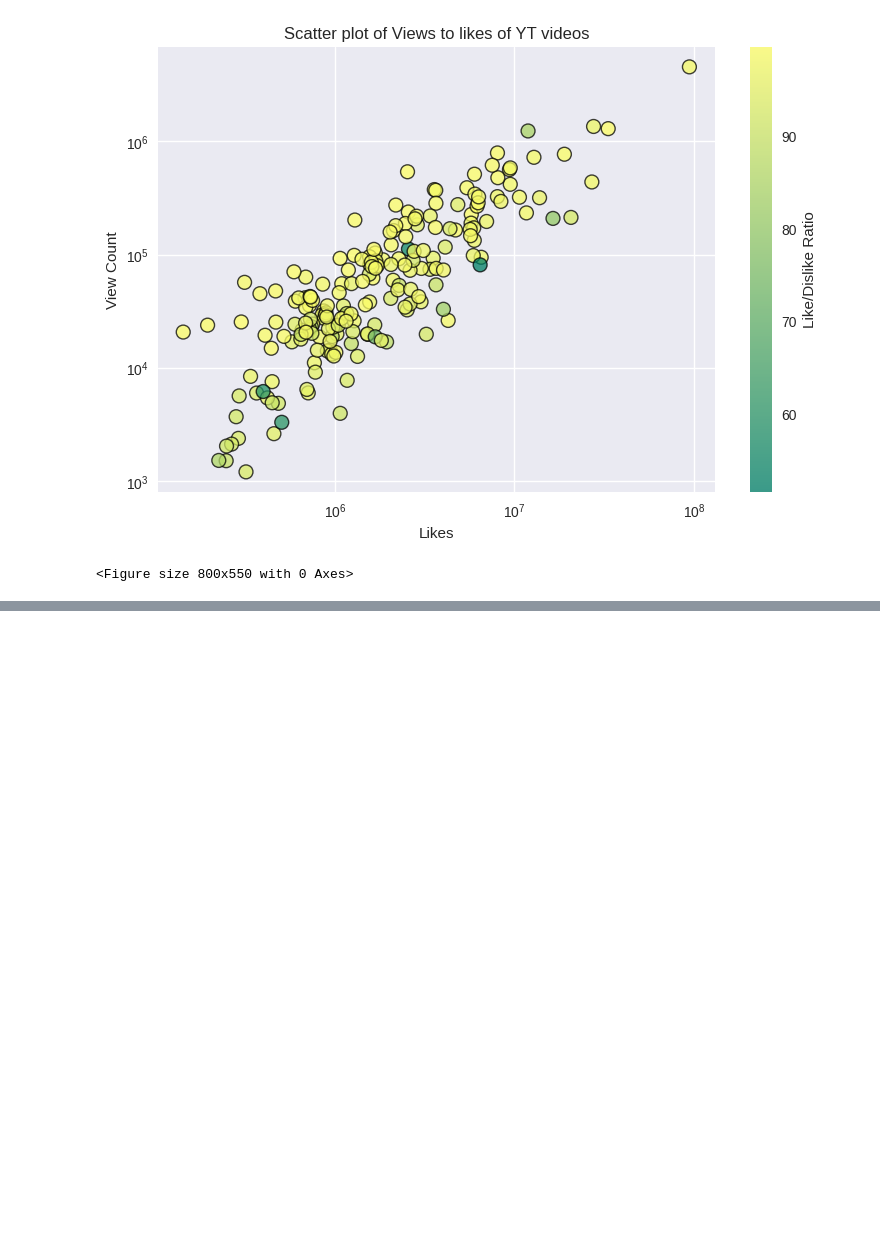
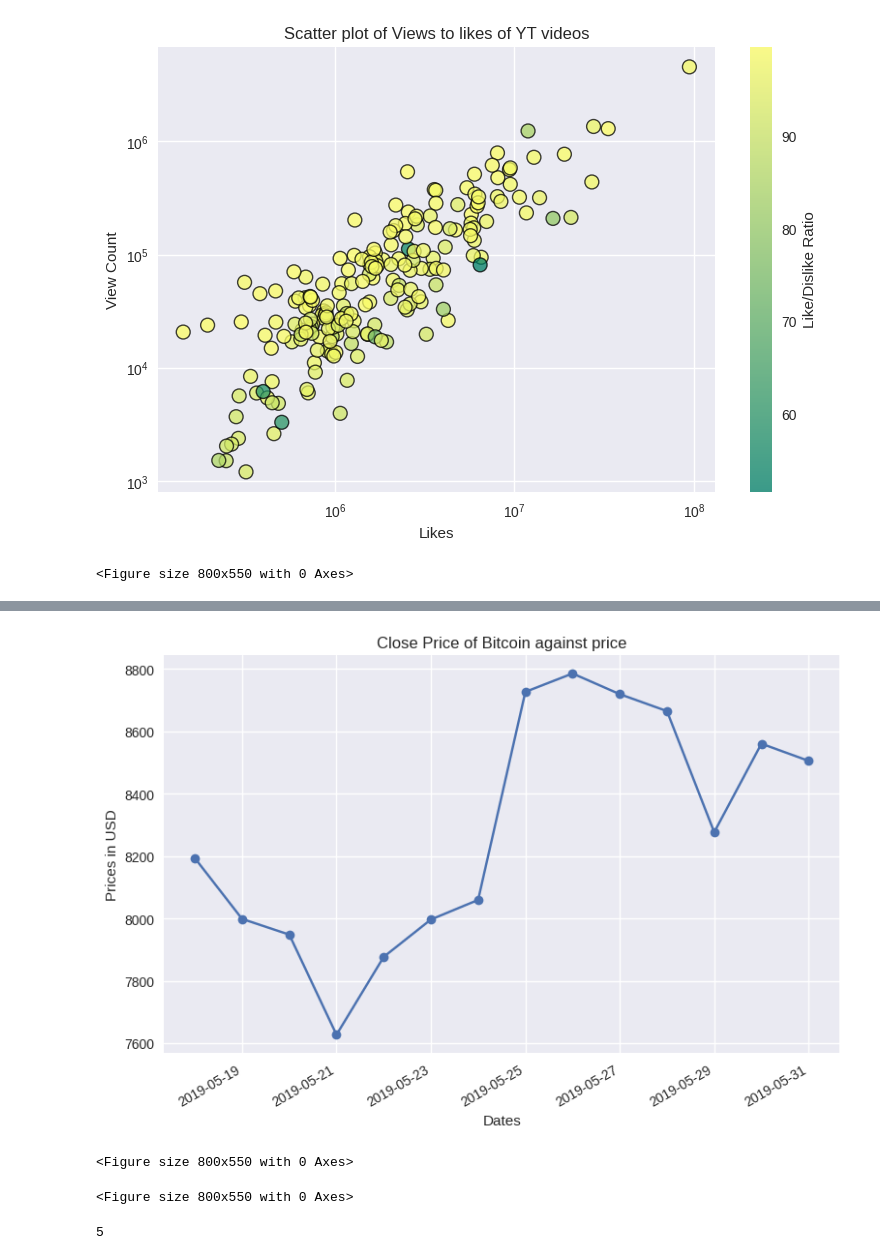
Before and after one commit to romannjoroge/DataScienceStar, a Jupyter notebook: Matplotlib/matplotlib_tutorial2.ipynb, the cells around one changed output, grey strips where cells are left out. Drawn from its saved outputs; the diff is of its cells as text; code cells hidden in the pictures; blank space fills up the shorter version.

```diff
--- a/Matplotlib/matplotlib_tutorial2.ipynb
+++ b/Matplotlib/matplotlib_tutorial2.ipynb
@@ -125,0 +156,49 @@ plt.clf()
+# %%
+# Plot data from csv
+data2 = pd.read_csv('data2.csv', parse_dates=['Date'])
+
+plt.plot_date(data2.Date, data2.Close, linestyle='solid')
+
+plt.gcf().autofmt_xdate()
+
+plt.title('Close Price of Bitcoin against price')
+plt.xlabel('Dates')
+plt.ylabel('Prices in USD')
+plt.tight_layout()
+
+plt.show()
+plt.clf()
+# %% [output]
+[figure, added]
+<Figure size 800x550 with 0 Axes>
+# %%
+from itertools import count
+from matplotlib.animation import FuncAnimation
+import random
+
+x_vals = []
+y_vals = []
+
+index = count()
+
+def animate(i):
+    global x_vals, y_vals
+    x_vals.append(next(index))
+    y_vals.append(random.randint(0, 6))
+
+    plt.plot(x_vals, y_vals)
+
+anim = FuncAnimation(plt.gcf(), animate, interval=1000)
+
+plt.show()
+# %% [output]
+<Figure size 800x550 with 0 Axes>
+# %%
+from itertools import count
+import random
+
+index = count()
+
+print(random.randint(0, 6))
+# %% [output]
+5
```
Also changed, not shown: parts of 2 cells of this notebook, 2 other files.
